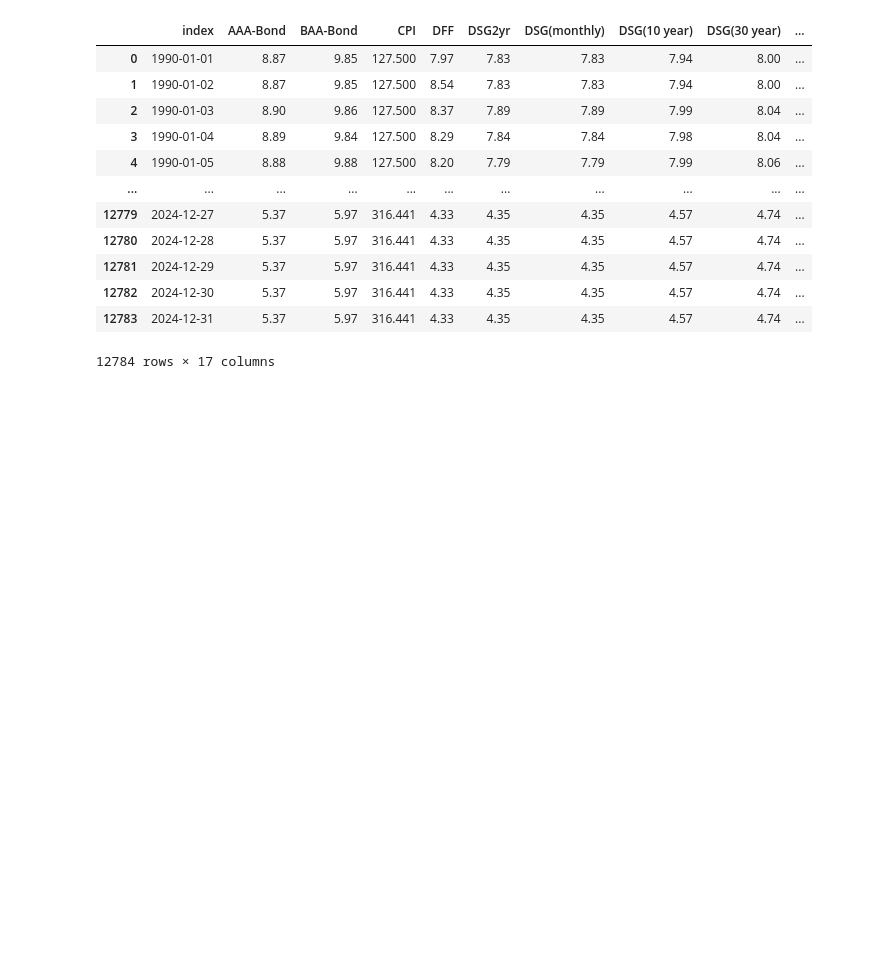
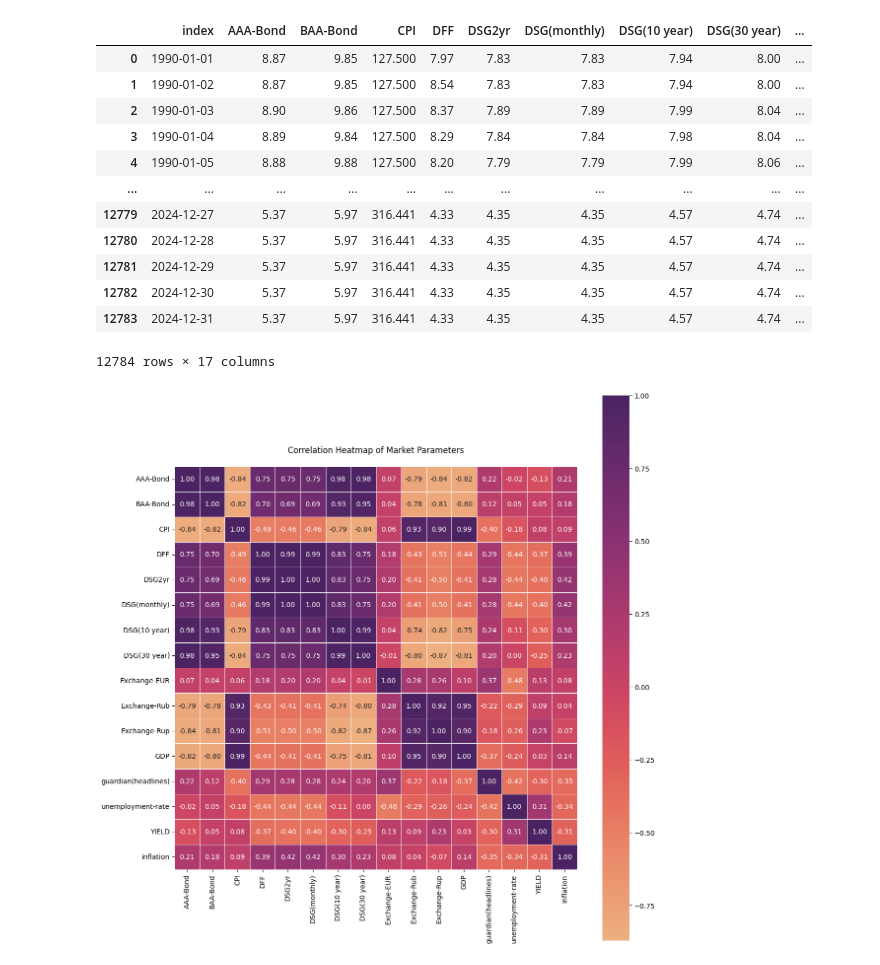
Before and after one commit to AkshatisRookie/numpy-pandas-etc, a Jupyter notebook: final/merge.ipynb, the cells around one changed output. Drawn from its saved outputs; the diff is of its cells as text; code cells hidden in the pictures; blank space fills up the shorter version.

Commit message:
heatmaps created

```diff
--- a/final/merge.ipynb
+++ b/final/merge.ipynb
@@ -68,0 +71,32 @@ mergedFINAL
+# %%
+import pandas as pd
+import seaborn as sns
+import matplotlib.pyplot as plt
+
+# Load data
+df = pd.read_csv("..//final//DATASET(FINAL)")
+
+# Select specific columns for correlation
+selected_columns = [
+    'AAA-Bond', 'BAA-Bond',	'CPI','DFF', 'DSG2yr','DSG(monthly)',	'DSG(10 year)','DSG(30 year)','Exchange-EUR','Exchange-Rub','Exchange-Rup',	'GDP',	'guardian(headlines)','unemployment-rate','YIELD','inflation'
+]
+
+# Create correlation matrix
+corr_matrix = df[selected_columns].corr()
+
+# Plot heatmap
+plt.figure(figsize=(12, 12))
+sns.heatmap(corr_matrix,
+            annot=True,
+            cmap='flare',
+            fmt='.2f',
+            square=True,
+            linewidths=0.5,
+            annot_kws={"size": 10})
+
+plt.title('Correlation Heatmap of Market Parameters', pad=20)
+plt.tight_layout()
+plt.savefig('market_correlation_heatmap.png', dpi=300, bbox_inches='tight')
+plt.show()
+# %% [output]
+[figure, added]
```
Also changed, not shown: parts of 1 cell of this notebook, 4 other files.
